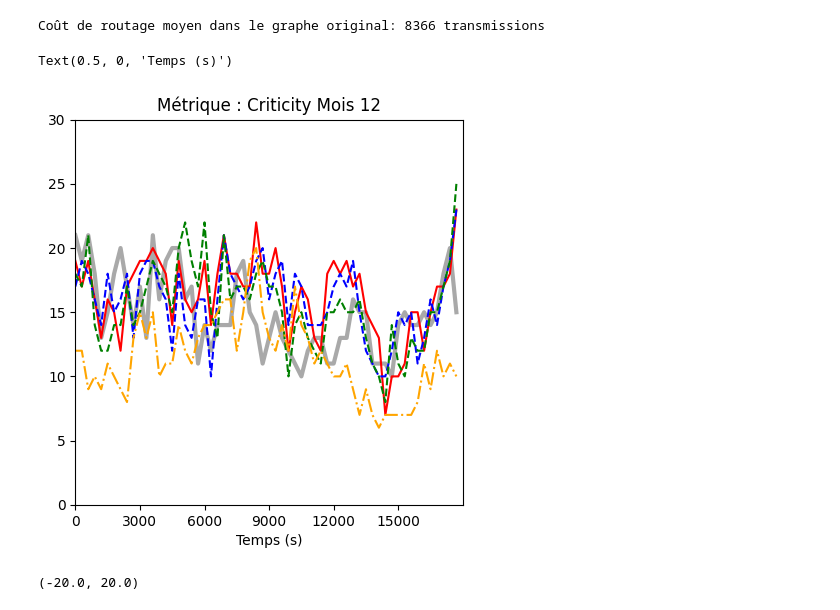
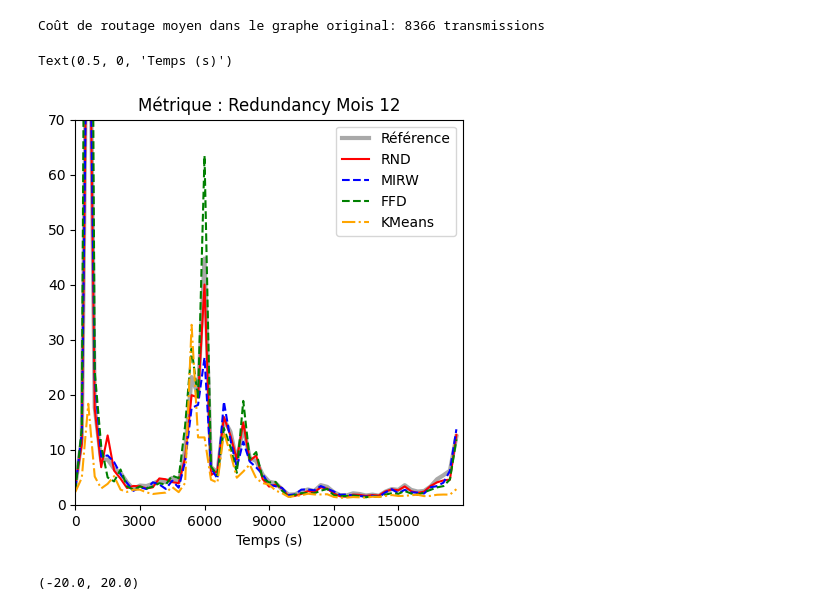
Before and after one commit to eakopyan/SwarmPy_Simulator, a Jupyter notebook: longterm_analysis/03_reliability.ipynb, the cells around one changed output. Drawn from its saved outputs; the diff is of its cells as text; code cells hidden in the pictures.

```diff
--- a/longterm_analysis/03_reliability.ipynb
+++ b/longterm_analysis/03_reliability.ipynb
@@ -183,22 +204,22 @@ print('Coût de routage moyen dans le graphe original:', int(ref_rcost_avg), 'tr
 Coût de routage moyen dans le graphe original: 8366 transmissions
 # %%
 plt.figure(figsize=(5,5))
-metric = 'Criticity'    # RFlow, RCost, Efficiency, Redundancy, Disparity, Criticity
+metric = 'Redundancy'    # RFlow, RCost, Efficiency, Redundancy, Disparity, Criticity
 
 plt.plot(IDX, df_ref[MONTH][metric], c='darkgray', lw=3, label='Référence')
 plt.plot(IDX, df_rnd[metric], '-r', label='RND')
 plt.plot(IDX, df_mirw[metric], '--b', label='MIRW')
 plt.plot(IDX, df_ffd[metric], '--g', label='FFD')
 plt.plot(IDX, df_kmeans[metric], ls='-.', c='orange', label='KMeans')
-#plt.legend()
+plt.legend(loc='upper right')
 plt.title('Métrique : '+metric+ ' Mois '+str(MONTH))
 plt.xlim(0,TMAX)
 plt.xticks(np.arange(0, TMAX, 3000))
-plt.ylim(0, 30)
+plt.ylim(0,70)
 plt.xlabel('Temps (s)')
 # %% [output]
 Text(0.5, 0, 'Temps (s)')
-[figure, old version]
+[figure, new version]
 # %%
 # Visualisation de l'écart des métriques par rapport aux métriques de référence
 fig,ax = plt.subplots(figsize=(4,4))
```
Also changed, not shown: parts of 3 cells of this notebook, 4 other files.
